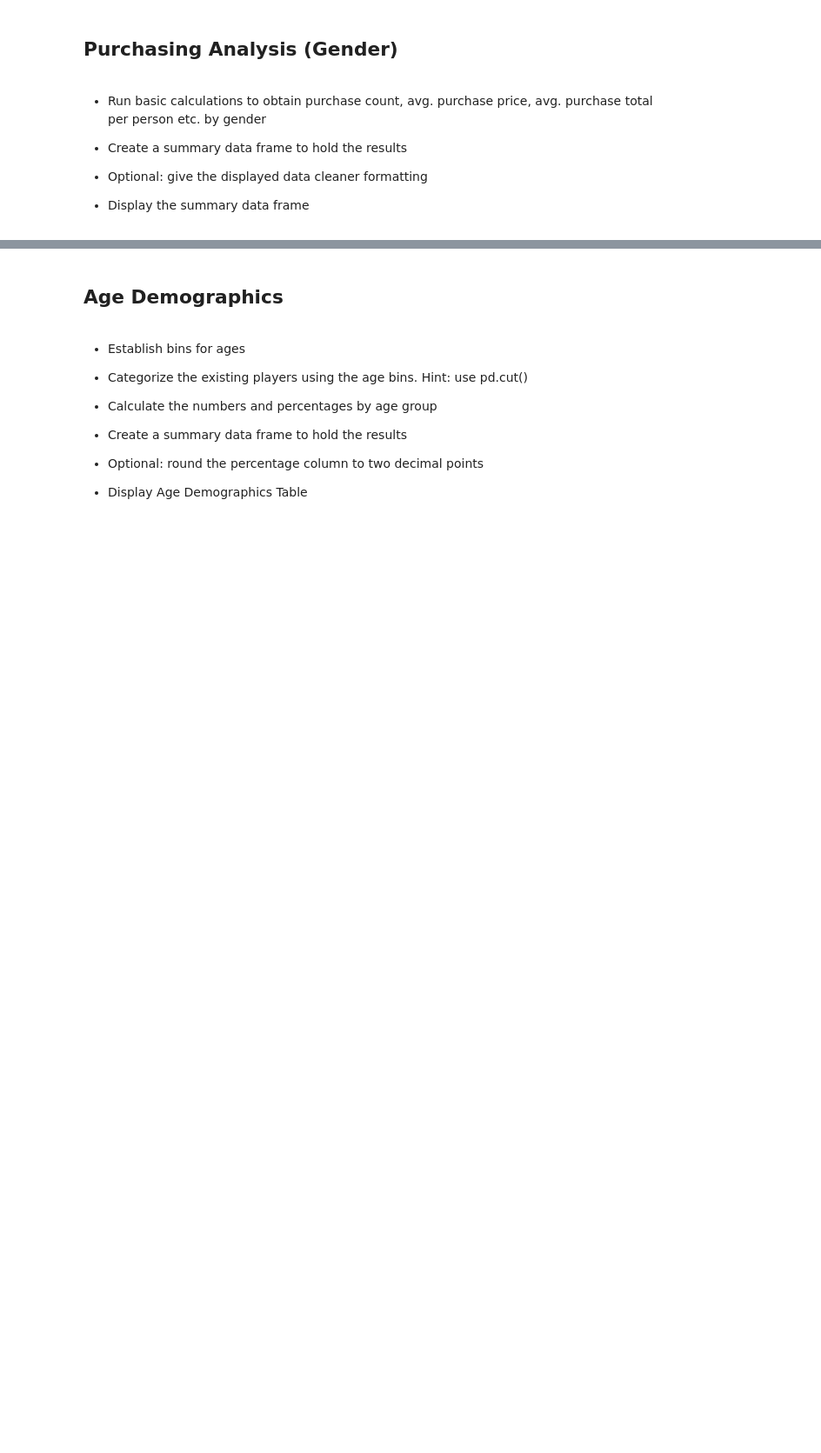
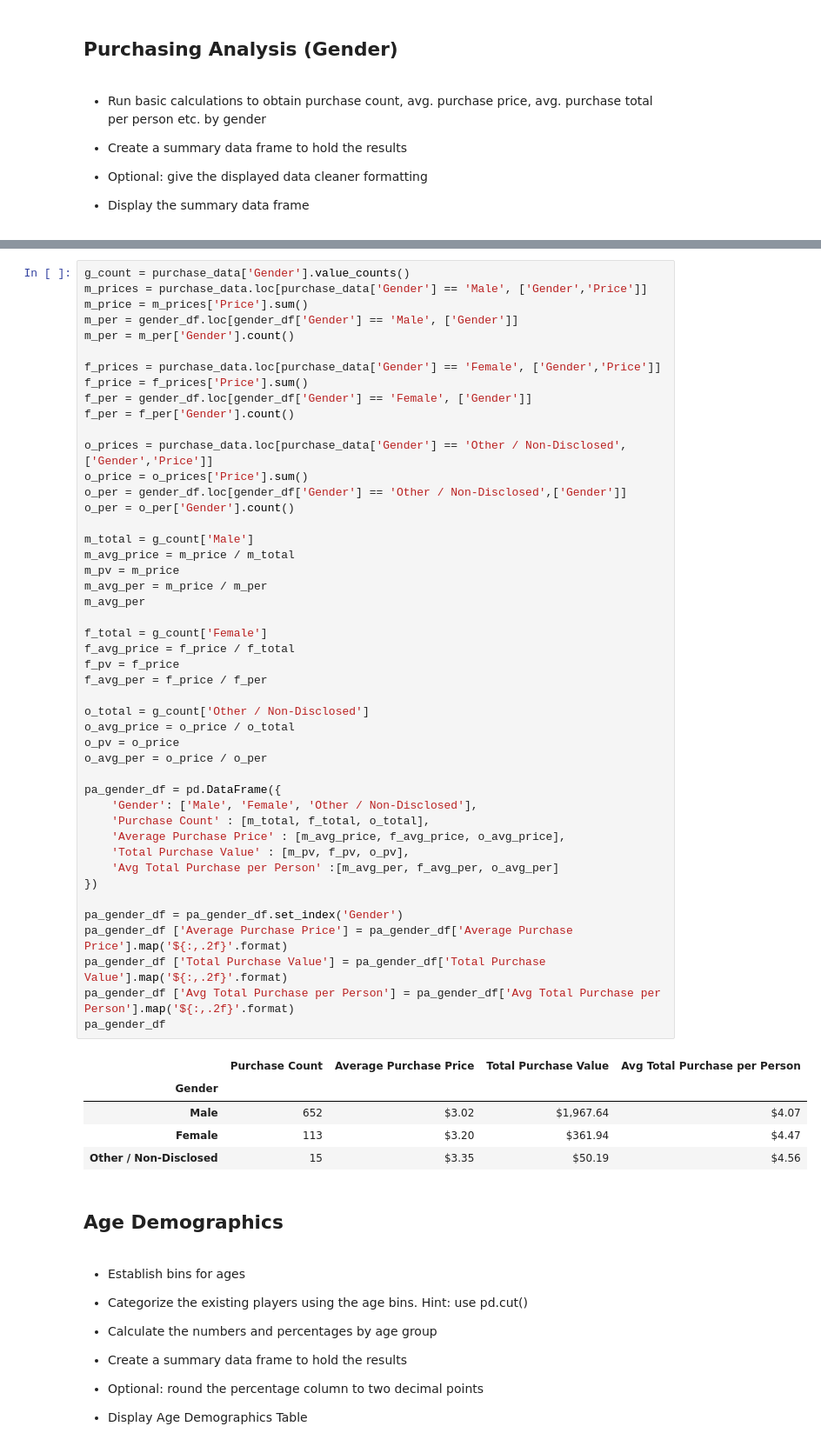
Before and after one commit to c-kleerun/pandas_challenge, a Jupyter notebook: HeroesOfPymoli/HeroesOfPymoli_nb.ipynb, the cells around one changed output, grey strips where cells are left out. Shown: that part at 87% size. Cells and saved outputs as stored; diff of their text form; blank space fills up the shorter version.

```diff
--- a/HeroesOfPymoli/HeroesOfPymoli_nb.ipynb
+++ b/HeroesOfPymoli/HeroesOfPymoli_nb.ipynb
@@ -148,3 +117,55 @@ pa_gender_df
+# %%
+g_count = purchase_data['Gender'].value_counts()
+m_prices = purchase_data.loc[purchase_data['Gender'] == 'Male', ['Gender','Price']]
+m_price = m_prices['Price'].sum()
+m_per = gender_df.loc[gender_df['Gender'] == 'Male', ['Gender']]
+m_per = m_per['Gender'].count()
+
+f_prices = purchase_data.loc[purchase_data['Gender'] == 'Female', ['Gender','Price']]
+f_price = f_prices['Price'].sum()
+f_per = gender_df.loc[gender_df['Gender'] == 'Female', ['Gender']]
+f_per = f_per['Gender'].count()
+
+o_prices = purchase_data.loc[purchase_data['Gender'] == 'Other / Non-Disclosed', ['Gender','Price']]
+o_price = o_prices['Price'].sum()
+o_per = gender_df.loc[gender_df['Gender'] == 'Other / Non-Disclosed',['Gender']]
+o_per = o_per['Gender'].count()
+
+m_total = g_count['Male']
+m_avg_price = m_price / m_total
+m_pv = m_price
+m_avg_per = m_price / m_per
+m_avg_per
+
+f_total = g_count['Female']
+f_avg_price = f_price / f_total
+f_pv = f_price
+f_avg_per = f_price / f_per
+
+o_total = g_count['Other / Non-Disclosed']
+o_avg_price = o_price / o_total
+o_pv = o_price
+o_avg_per = o_price / o_per
+
+pa_gender_df = pd.DataFrame({
+    'Gender': ['Male', 'Female', 'Other / Non-Disclosed'],
+    'Purchase Count' : [m_total, f_total, o_total],
+    'Average Purchase Price' : [m_avg_price, f_avg_price, o_avg_price],
+    'Total Purchase Value' : [m_pv, f_pv, o_pv],
+    'Avg Total Purchase per Person' :[m_avg_per, f_avg_per, o_avg_per]
+})
+
+pa_gender_df = pa_gender_df.set_index('Gender')
+pa_gender_df ['Average Purchase Price'] = pa_gender_df['Average Purchase Price'].map('${:,.2f}'.format)
+pa_gender_df ['Total Purchase Value'] = pa_gender_df['Total Purchase Value'].map('${:,.2f}'.format)
+pa_gender_df ['Avg Total Purchase per Person'] = pa_gender_df['Avg Total Purchase per Person'].map('${:,.2f}'.format)
+pa_gender_df
+# %% [output]
+|  | Purchase Count | Average Purchase Price | Total Purchase Value | Avg Total Purchase per Person |
+| Gender |  |  |  |  |
+| Male | 652 | $3.02 | $1,967.64 | $4.07 |
+| Female | 113 | $3.20 | $361.94 | $4.47 |
+| Other / Non-Disclosed | 15 | $3.35 | $50.19 | $4.56 |
 # %% [markdown]
 ## Age Demographics
 # %% [markdown]
```
Also changed, not shown: parts of 5 cells of this notebook.
